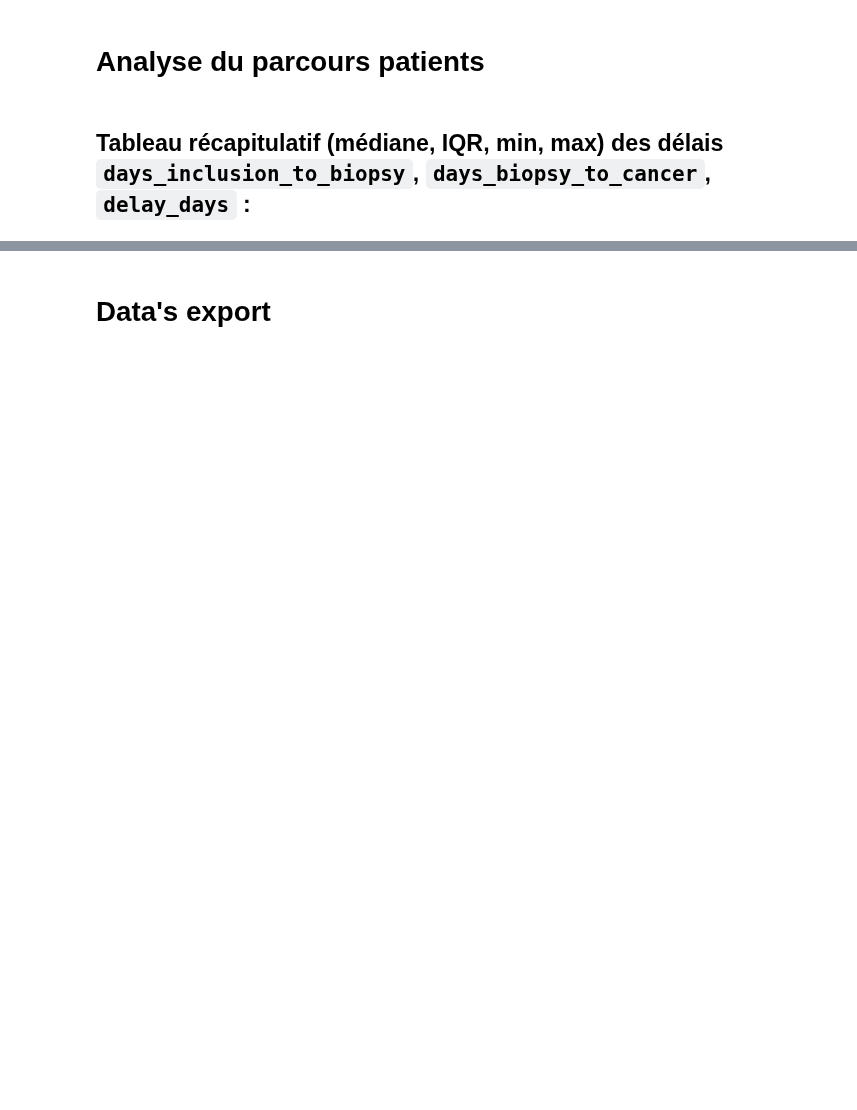
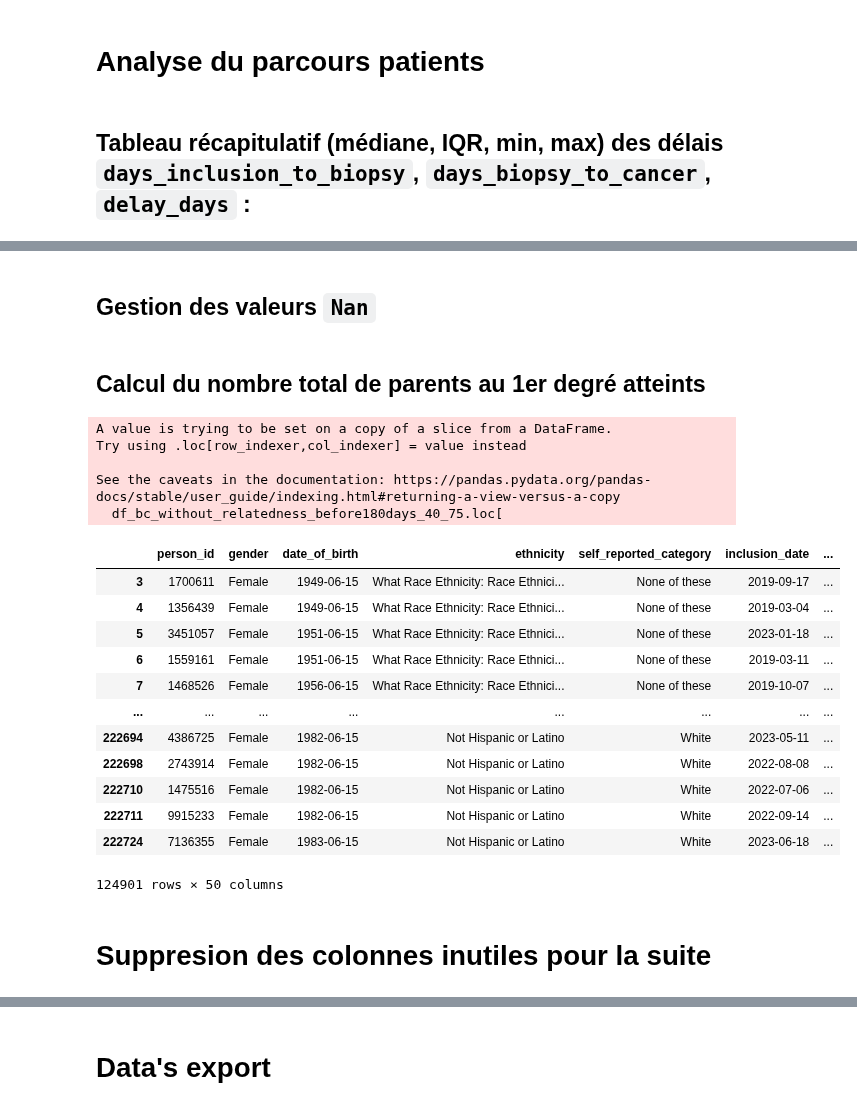
Before and after one commit to RR-DataSciences/Multi-trait-GWAS-in-admixed-populations, a Jupyter notebook: notebooks/54_Breast_Cancer_WITHIN_5Y_DataSelectionAndFiltering.ipynb, the cells around one changed output, grey strips where cells are left out. Drawn from its saved outputs; the diff is of its cells as text; code cells hidden in the pictures; blank space fills up the shorter version.

```diff
--- a/notebooks/54_Breast_Cancer_WITHIN_5Y_DataSelectionAndFiltering.ipynb
+++ b/notebooks/54_Breast_Cancer_WITHIN_5Y_DataSelectionAndFiltering.ipynb
@@ -679,0 +711,3 @@ df_sample[['inclusion_date', 'first_breast_cancer_date','has_bc',
+# %%
+df_bc_without_relatedness_before180days_40_75 = df_bc_without_relatedness_before180days[(df_bc_without_relatedness_before180days['age_at_inclusion'] > 40)
+    & (df_bc_without_relatedness_before180days['age_at_inclusion'] < 75)]
@@ -679,0 +734,2 @@ df_sample[['inclusion_date', 'first_breast_cancer_date','has_bc',
+# %%
+df_bc_without_relatedness_before180days_40_75["age_category"] = df_bc_without_relatedness_before180days_40_75["age_at_inclusion"].apply(map_age_to_mammorisk)
@@ -679,0 +789,16 @@ df_sample[['inclusion_date', 'first_breast_cancer_date','has_bc',
+# %%
+# Dictionnaire de correspondance Ancestralité Génétique -> Code BCSC
+mapping_bcsc = {
+    "eur_rye": 1,  # European / White -> Code 1
+    "afr_rye": 2,  # African / Black -> Code 2
+    "eas_rye": 3,  # East Asian -> Code 3
+    "sas_rye": 3,  # South Asian -> Code 3
+    "amr_rye": 8,  # Admixed American / Hispanic / Latino -> Code 8 (Other/Mixed)
+    "mid_rye": 8,  # Middle Eastern -> Code 8 (Other/Mixed)
+}
+
+# Application du mapping
+df_bc_without_relatedness_before180days_40_75["race_us_bcsc"] = df_bc_without_relatedness_before180days_40_75["dominant_origin"].map(mapping_bcsc)
+
+# Gestion des valeurs manquantes ou non mappées (assignation au code 9 - Unknown)
+df_bc_without_relatedness_before180days_40_75["race_us_bcsc"] = df_bc_without_relatedness_before180days_40_75["race_us_bcsc"].fillna(9).astype(int)
@@ -680 +869,45 @@ df_sample[['inclusion_date', 'first_breast_cancer_date','has_bc',
+# %% [markdown]
+## Gestion des valeurs `Nan`
+# %%
+# 1. Remplacer les valeurs manquantes (NaN) par 0 si nécessaire
+cols_family = ["Mother", "Daughter", "Sibling"]
+df_bc_without_relatedness_before180days_40_75.loc[:, cols_family] = (df_bc_without_relatedness_before180days_40_75[cols_family].fillna(0))
+# %% [markdown]
+## Calcul du nombre total de parents au 1er degré atteints
+# %%
+# 2. Calculer le nombre total de parents au 1er degré atteints
+total_relatives = (
+    df_bc_without_relatedness_before180days_40_75["Mother"]
+    + df_bc_without_relatedness_before180days_40_75["Daughter"]
+    + df_bc_without_relatedness_before180days_40_75["Sibling"]
+)
+
+# 3. Assignation de la variable finale plafonnée à 2
+df_bc_without_relatedness_before180days_40_75.loc[
+    :, "breast_cancer_family_history_first_degree"
+] = total_relatives.clip(upper=2).astype(int)
+# %% [output]
+A value is trying to be set on a copy of a slice from a DataFrame.
+Try using .loc[row_indexer,col_indexer] = value instead
+
+See the caveats in the documentation: https://pandas.pydata.org/pandas-docs/stable/user_guide/indexing.html#returning-a-view-versus-a-copy
+  df_bc_without_relatedness_before180days_40_75.loc[
+# %%
+df_bc_without_relatedness_before180days_40_75
+# %% [output]
+|  | person_id | gender | date_of_birth | ethnicity | self_reported_category | inclusion_date | ... |
+| 3 | 1700611 | Female | 1949-06-15 | What Race Ethnicity: Race Ethnici... | None of these | 2019-09-17 | ... |
+| 4 | 1356439 | Female | 1949-06-15 | What Race Ethnicity: Race Ethnici... | None of these | 2019-03-04 | ... |
+| 5 | 3451057 | Female | 1951-06-15 | What Race Ethnicity: Race Ethnici... | None of these | 2023-01-18 | ... |
+| 6 | 1559161 | Female | 1951-06-15 | What Race Ethnicity: Race Ethnici... | None of these | 2019-03-11 | ... |
+| 7 | 1468526 | Female | 1956-06-15 | What Race Ethnicity: Race Ethnici... | None of these | 2019-10-07 | ... |
+| ... | ... | ... | ... | ... | ... | ... | ... |
+| 222694 | 4386725 | Female | 1982-06-15 | Not Hispanic or Latino | White | 2023-05-11 | ... |
+| 222698 | 2743914 | Female | 1982-06-15 | Not Hispanic or Latino | White | 2022-08-08 | ... |
+| 222710 | 1475516 | Female | 1982-06-15 | Not Hispanic or Latino | White | 2022-07-06 | ... |
+| 222711 | 9915233 | Female | 1982-06-15 | Not Hispanic or Latino | White | 2022-09-14 | ... |
+| 222724 | 7136355 | Female | 1983-06-15 | Not Hispanic or Latino | White | 2023-06-18 | ... |
+124901 rows × 50 columns
+# %% [markdown]
+# Suppresion des colonnes inutiles pour la suite
 # %%
```
Also changed, not shown: parts of 41 cells of this notebook, 2 other files.
